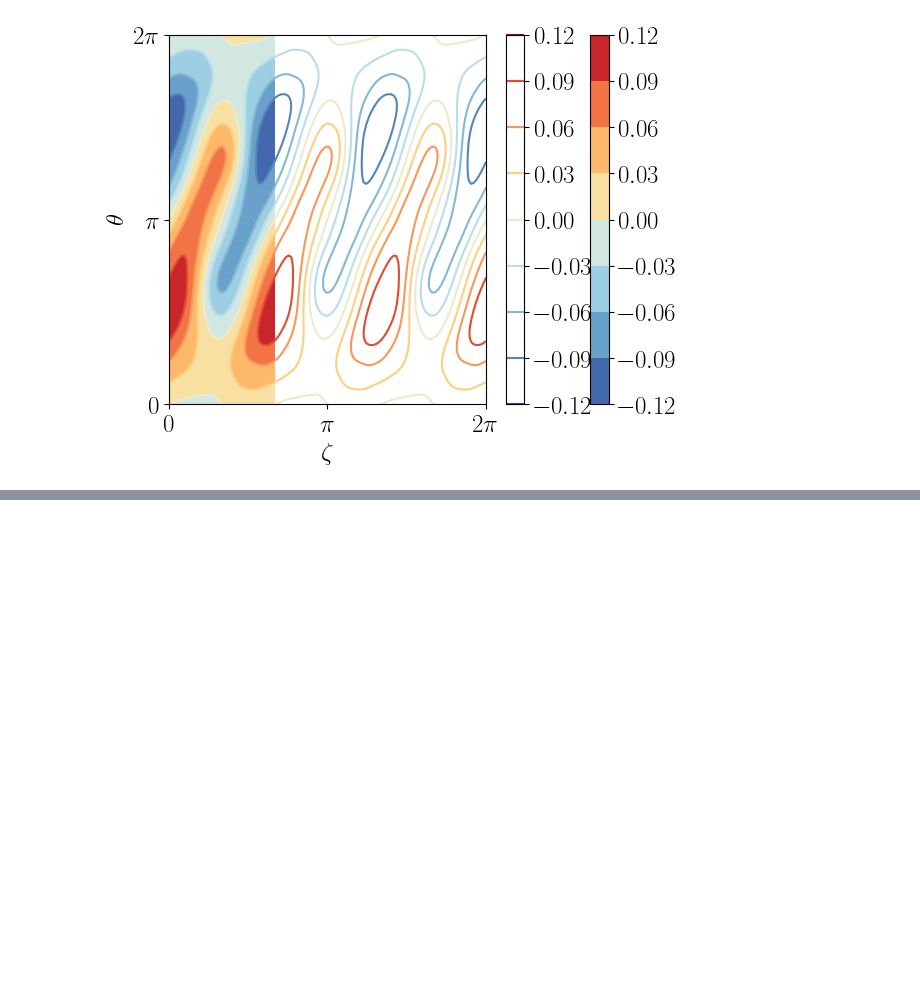
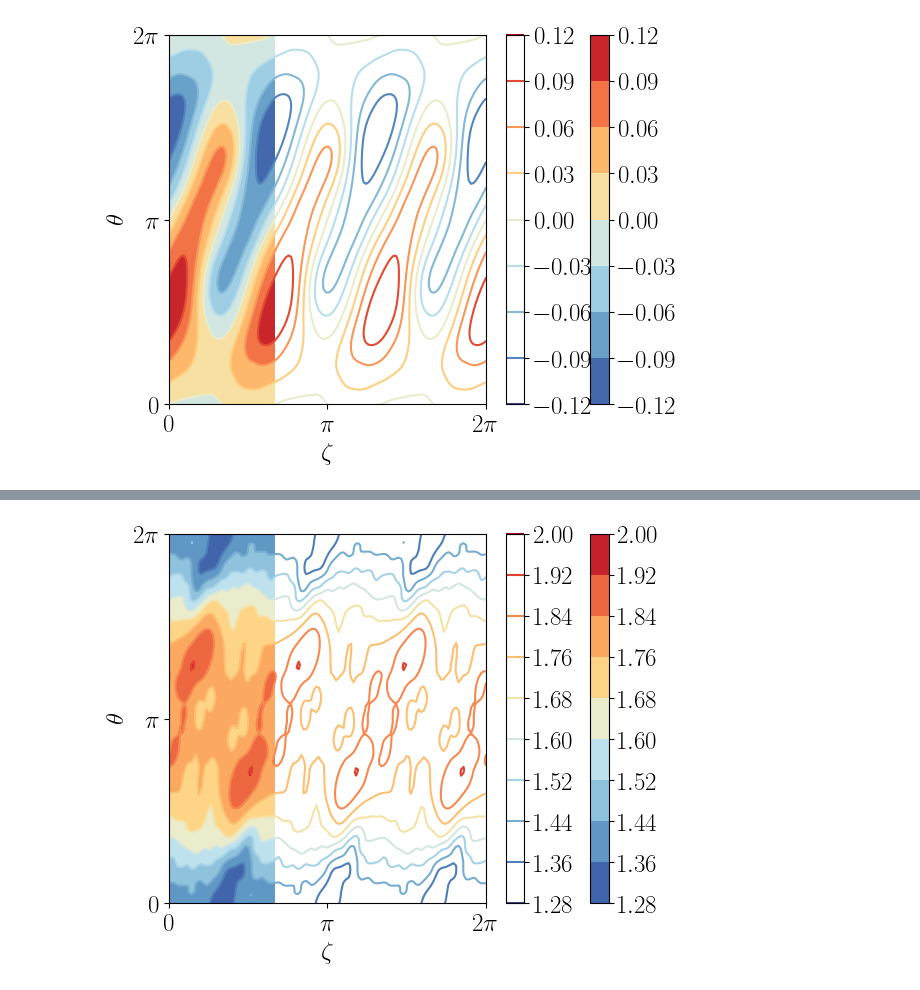
Before and after one commit to USTCstellarators/ToroidalField, a Jupyter notebook: example/vmec2Boozer/example.ipynb, the cells around one changed output, grey strips where cells are left out. Saved outputs shown, nothing was run; the diff lists cells and outputs as text; code cells hidden in the pictures; blank space fills up the shorter version.

```diff
--- a/example/vmec2Boozer/example.ipynb
+++ b/example/vmec2Boozer/example.ipynb
@@ -49,0 +62,6 @@ rzomega_v2boozer[2].plot_plt(fig=fig, ax=ax, fill=False, onePeriod=False)
+# %%
+fig, ax = plt.subplots()
+boozerlib.getB(-1).plot_plt(fig=fig, ax=ax, fill=True, onePeriod=True)
+newBBoozer.plot_plt(fig=fig, ax=ax, fill=False, onePeriod=False)
+# %% [output]
+[figure, added]
```
Also changed, not shown: parts of 4 cells of this notebook.
